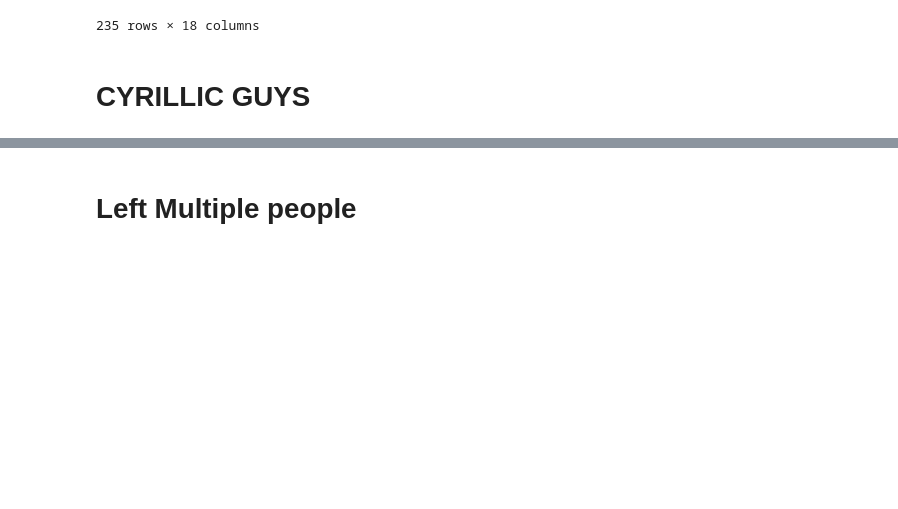
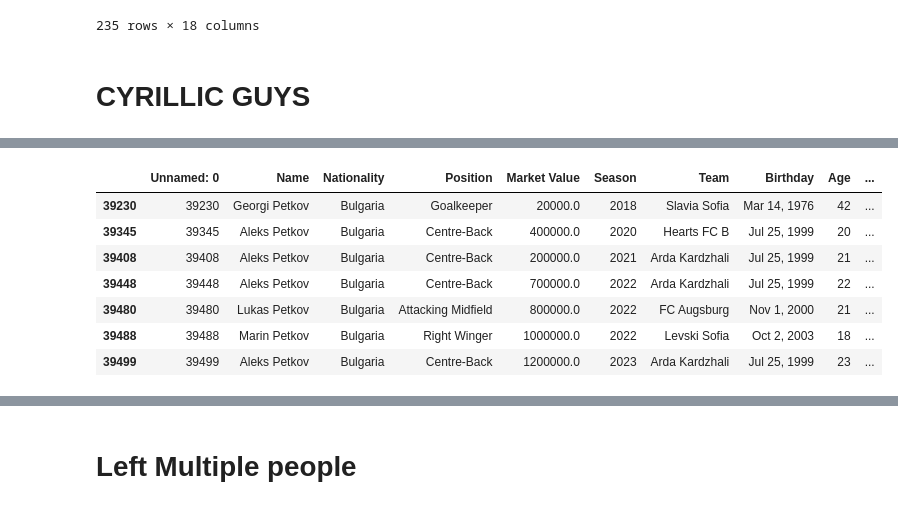
Before and after one commit to finnlsmith/footy_project_market_value_rankings, a Jupyter notebook: create_dataset_1/assemble_dataset_1_lookup_cases.ipynb, the cells around one changed output, grey strips where cells are left out. Saved outputs shown, nothing was run; the diff lists cells and outputs as text; code cells hidden in the pictures; blank space fills up the shorter version.

```diff
--- a/create_dataset_1/assemble_dataset_1_lookup_cases.ipynb
+++ b/create_dataset_1/assemble_dataset_1_lookup_cases.ipynb
@@ -1527,0 +1787,11 @@ jersey
+# %%
+leagues_value[leagues_value['Name'].str.endswith('Petkov')]
+# %% [output]
+|  | Unnamed: 0 | Name | Nationality | Position | Market Value | Season | Team | Birthday | Age | ... |
+| 39230 | 39230 | Georgi Petkov | Bulgaria | Goalkeeper | 20000.0 | 2018 | Slavia Sofia | Mar 14, 1976 | 42 | ... |
+| 39345 | 39345 | Aleks Petkov | Bulgaria | Centre-Back | 400000.0 | 2020 | Hearts FC B | Jul 25, 1999 | 20 | ... |
+| 39408 | 39408 | Aleks Petkov | Bulgaria | Centre-Back | 200000.0 | 2021 | Arda Kardzhali | Jul 25, 1999 | 21 | ... |
+| 39448 | 39448 | Aleks Petkov | Bulgaria | Centre-Back | 700000.0 | 2022 | Arda Kardzhali | Jul 25, 1999 | 22 | ... |
+| 39480 | 39480 | Lukas Petkov | Bulgaria | Attacking Midfield | 800000.0 | 2022 | FC Augsburg | Nov 1, 2000 | 21 | ... |
+| 39488 | 39488 | Marin Petkov | Bulgaria | Right Winger | 1000000.0 | 2022 | Levski Sofia | Oct 2, 2003 | 18 | ... |
+| 39499 | 39499 | Aleks Petkov | Bulgaria | Centre-Back | 1200000.0 | 2023 | Arda Kardzhali | Jul 25, 1999 | 23 | ... |
```
Also changed, not shown: parts of 15 cells of this notebook, 33 other files.
